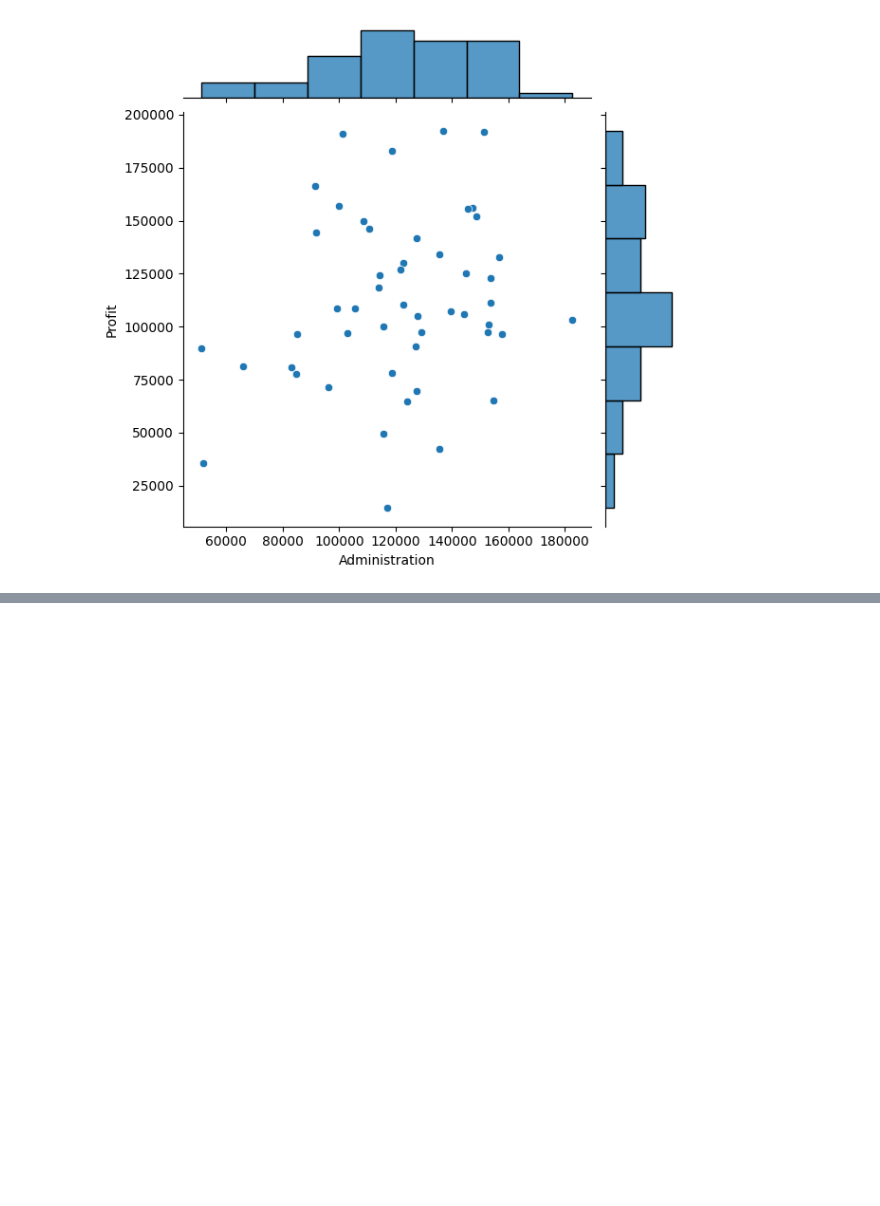
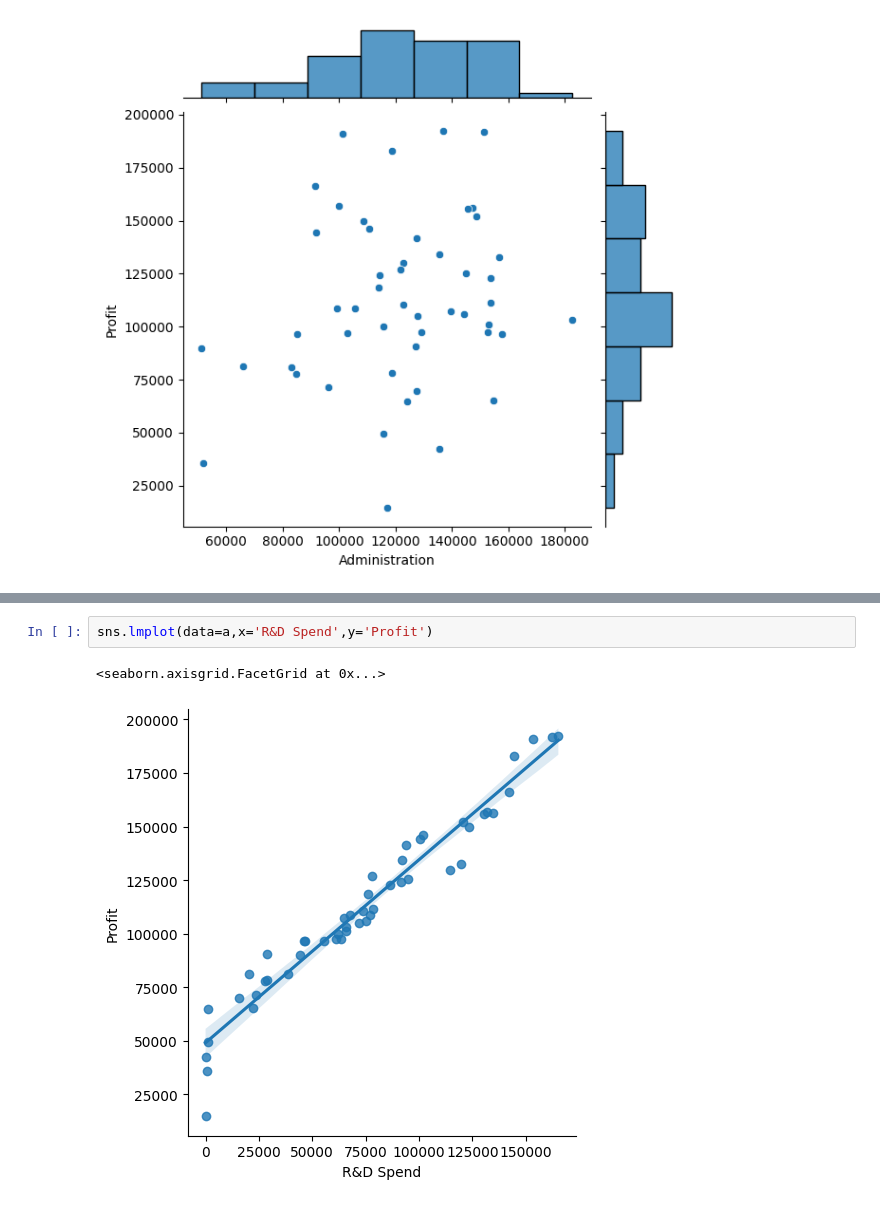
Before and after one commit to eswarigoru/dapreparation, a Jupyter notebook: Untitled4.ipynb, the cells around one changed output, grey strips where cells are left out. Drawn from its saved outputs; the diff is of its cells as text; blank space fills up the shorter version.

```diff
--- a/Untitled4.ipynb
+++ b/Untitled4.ipynb
@@ -65,0 +82,5 @@ sns.jointplot(data=a, x='Administration',y='Profit')
+# %%
+sns.lmplot(data=a,x='R&D Spend',y='Profit')
+# %% [output]
+<seaborn.axisgrid.FacetGrid at 0x...>
+[figure, added]
```
Also changed, not shown: parts of 7 cells of this notebook.
